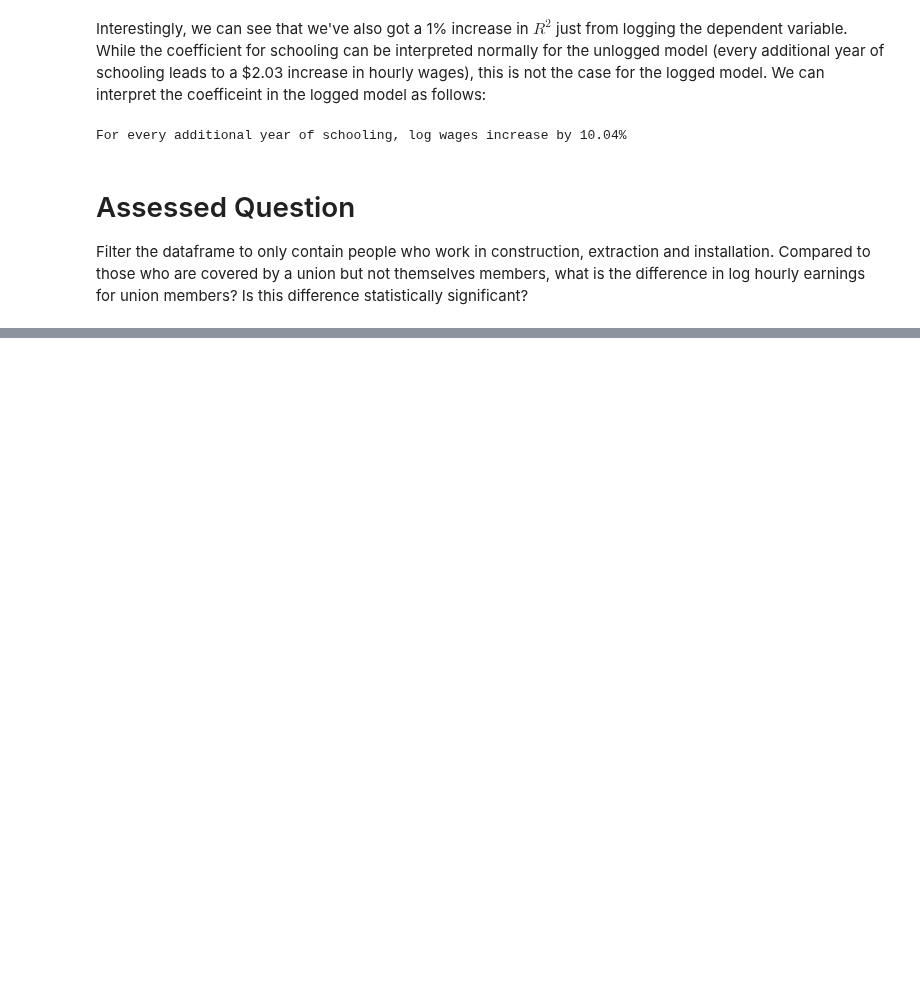
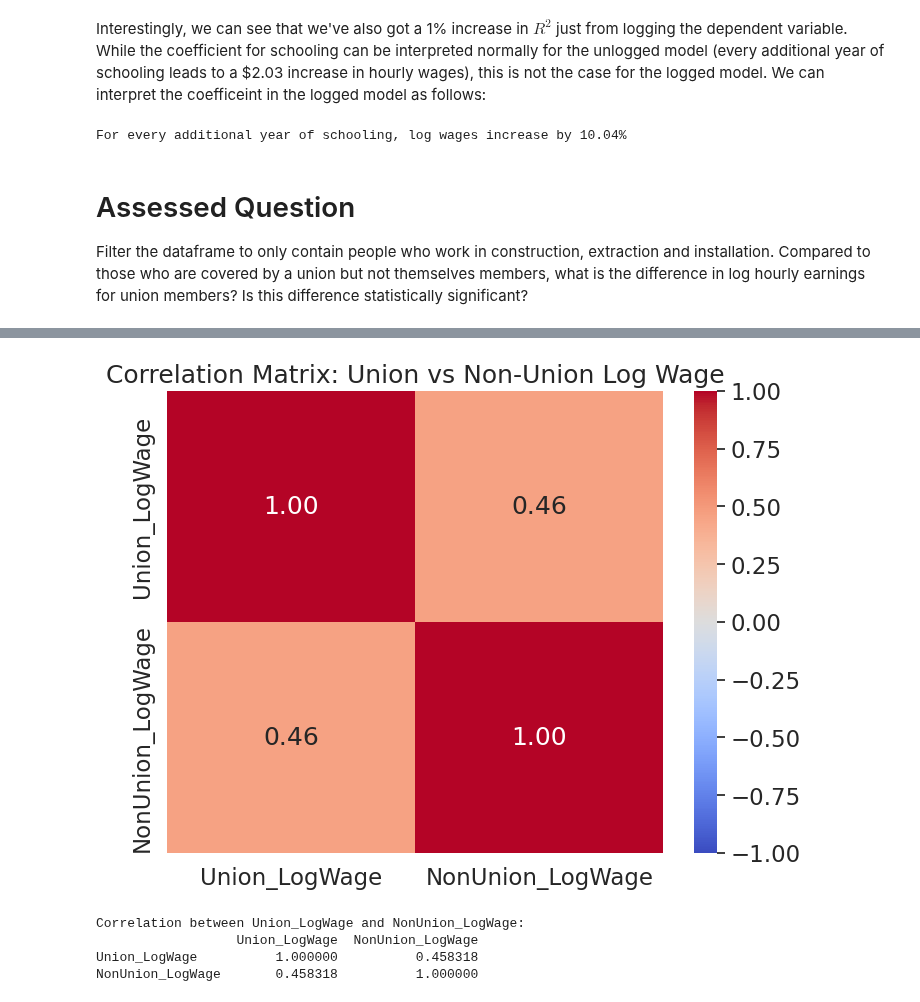
Before and after one commit to laiacoder/QM2, a Jupyter notebook: notebooks/W07. Linear Regression.ipynb, the cells around one changed output, grey strips where cells are left out. Drawn from its saved outputs; the diff is of its cells as text; code cells hidden in the pictures; blank space fills up the shorter version.

```diff
--- a/notebooks/W07. Linear Regression.ipynb
+++ b/notebooks/W07. Linear Regression.ipynb
@@ -576,0 +707,32 @@ Filter the dataframe to only contain people who work in construction, extraction
+# %%
+# Compute correlation matrix
+correlation_matrix = logwage_data.corr()
+
+# Plot the correlation matrix using a heatmap
+plt.figure(figsize=(8, 6))
+sns.heatmap(
+    correlation_matrix,  # Correlation matrix
+    annot=True,          # Display correlation values
+    fmt=".2f",           # Format to 2 decimal places
+    cmap='coolwarm',     # Coolwarm color palette
+    vmin=-1, vmax=1      # Color scale
+)
+
+# Add title
+plt.title('Correlation Matrix: Union vs Non-Union Log Wage')
+plt.show()
+
+print("\n")
+
+# Print the correlation value programmatically
+print("Correlation between Union_LogWage and NonUnion_LogWage:")
+print(correlation_matrix)
+
+from statsmodels.formula.api import ols
+from statsmodels.iolib.summary2 import summary_col
+# %% [output]
+[figure, added]
+Correlation between Union_LogWage and NonUnion_LogWage:
+                  Union_LogWage  NonUnion_LogWage
+Union_LogWage          1.000000          0.458318
+NonUnion_LogWage       0.458318          1.000000
```
Also changed, not shown: parts of 18 cells of this notebook.
